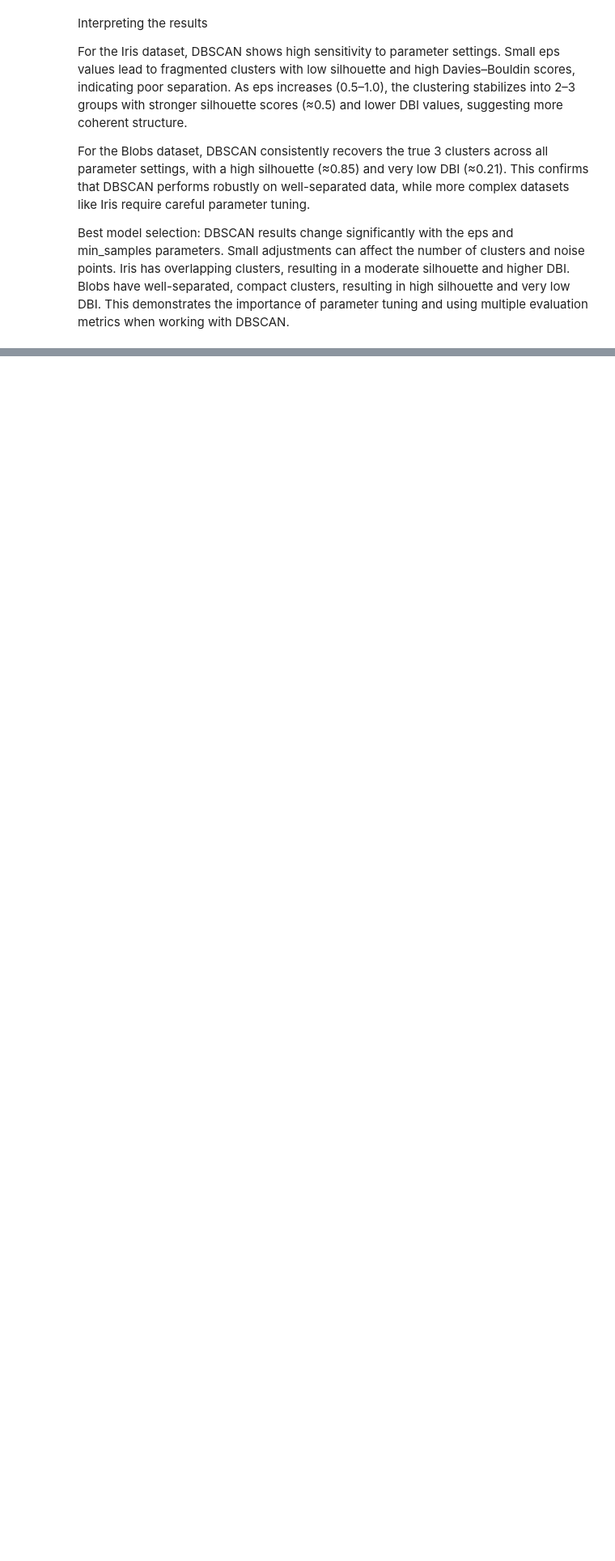
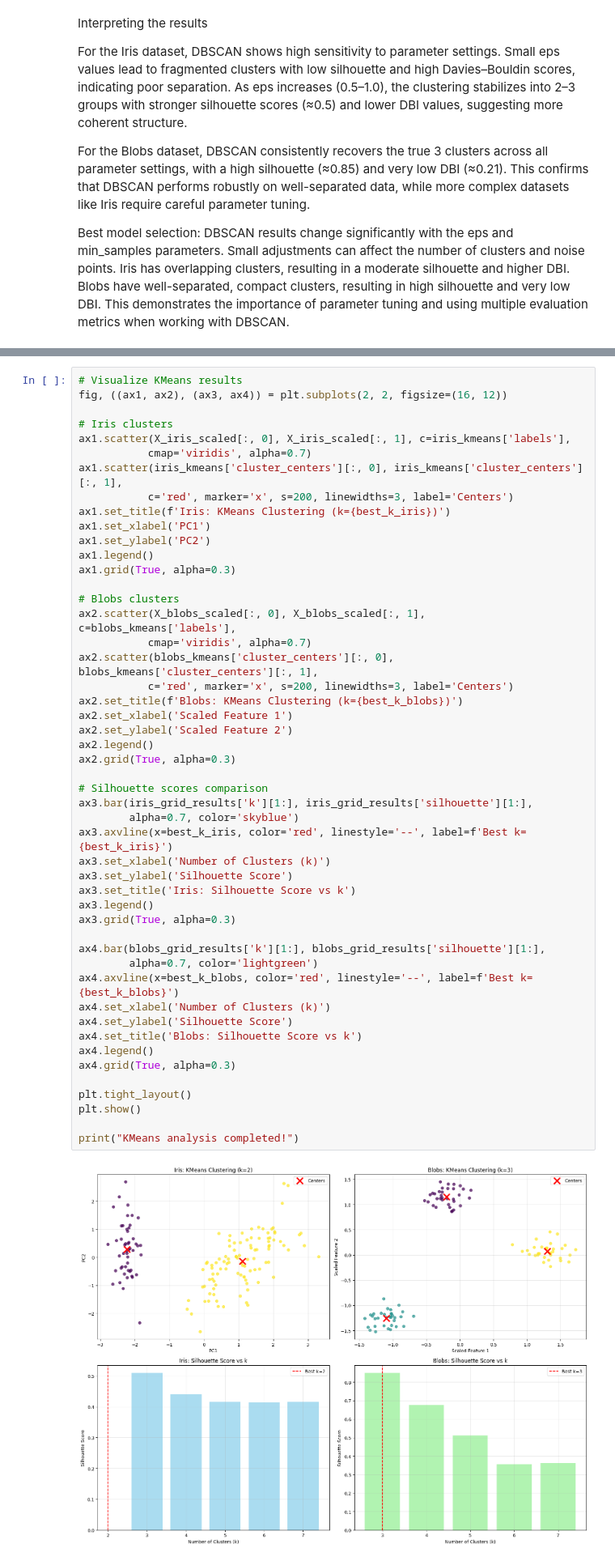
Before and after one commit to sarazhara1/clusterviz-project, a Jupyter notebook: TUTORIAL.ipynb, the cells around one changed output, grey strips where cells are left out. Shown at 81% size. Saved outputs shown, nothing was run; the diff lists cells and outputs as text; blank space fills up the shorter version.

```diff
--- a/TUTORIAL.ipynb
+++ b/TUTORIAL.ipynb
@@ -282,0 +365,51 @@ DBSCAN results change significantly with the eps and min_samples parameters. Sma
+# %%
+# Visualize KMeans results
+fig, ((ax1, ax2), (ax3, ax4)) = plt.subplots(2, 2, figsize=(16, 12))
+
+# Iris clusters
+ax1.scatter(X_iris_scaled[:, 0], X_iris_scaled[:, 1], c=iris_kmeans['labels'],
+           cmap='viridis', alpha=0.7)
+ax1.scatter(iris_kmeans['cluster_centers'][:, 0], iris_kmeans['cluster_centers'][:, 1],
+           c='red', marker='x', s=200, linewidths=3, label='Centers')
+ax1.set_title(f'Iris: KMeans Clustering (k={best_k_iris})')
+ax1.set_xlabel('PC1')
+ax1.set_ylabel('PC2')
+ax1.legend()
+ax1.grid(True, alpha=0.3)
+
+# Blobs clusters
+ax2.scatter(X_blobs_scaled[:, 0], X_blobs_scaled[:, 1], c=blobs_kmeans['labels'],
+           cmap='viridis', alpha=0.7)
+ax2.scatter(blobs_kmeans['cluster_centers'][:, 0], blobs_kmeans['cluster_centers'][:, 1],
+           c='red', marker='x', s=200, linewidths=3, label='Centers')
+ax2.set_title(f'Blobs: KMeans Clustering (k={best_k_blobs})')
+ax2.set_xlabel('Scaled Feature 1')
+ax2.set_ylabel('Scaled Feature 2')
+ax2.legend()
+ax2.grid(True, alpha=0.3)
+
+# Silhouette scores comparison
+ax3.bar(iris_grid_results['k'][1:], iris_grid_results['silhouette'][1:],
+        alpha=0.7, color='skyblue')
+ax3.axvline(x=best_k_iris, color='red', linestyle='--', label=f'Best k={best_k_iris}')
+ax3.set_xlabel('Number of Clusters (k)')
+ax3.set_ylabel('Silhouette Score')
+ax3.set_title('Iris: Silhouette Score vs k')
+ax3.legend()
+ax3.grid(True, alpha=0.3)
+
+ax4.bar(blobs_grid_results['k'][1:], blobs_grid_results['silhouette'][1:],
+        alpha=0.7, color='lightgreen')
+ax4.axvline(x=best_k_blobs, color='red', linestyle='--', label=f'Best k={best_k_blobs}')
+ax4.set_xlabel('Number of Clusters (k)')
+ax4.set_ylabel('Silhouette Score')
+ax4.set_title('Blobs: Silhouette Score vs k')
+ax4.legend()
+ax4.grid(True, alpha=0.3)
+
+plt.tight_layout()
+plt.show()
+
+print("KMeans analysis completed!")
+# %% [output]
+[figure, added]
```
Also changed, not shown: parts of 18 cells of this notebook, 9 other files.
